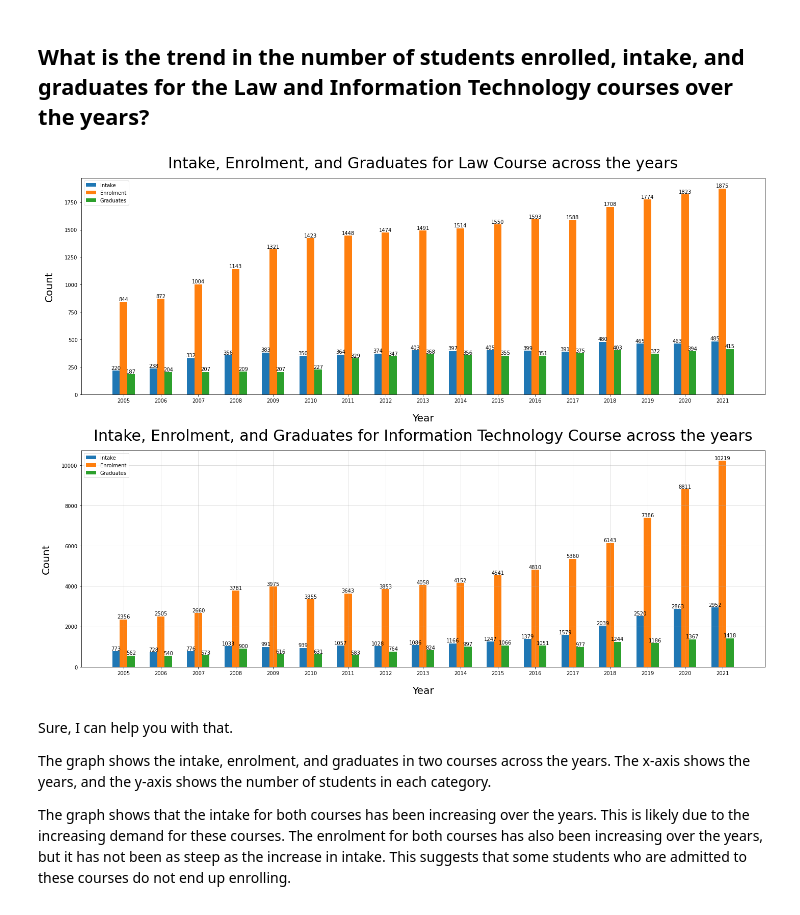
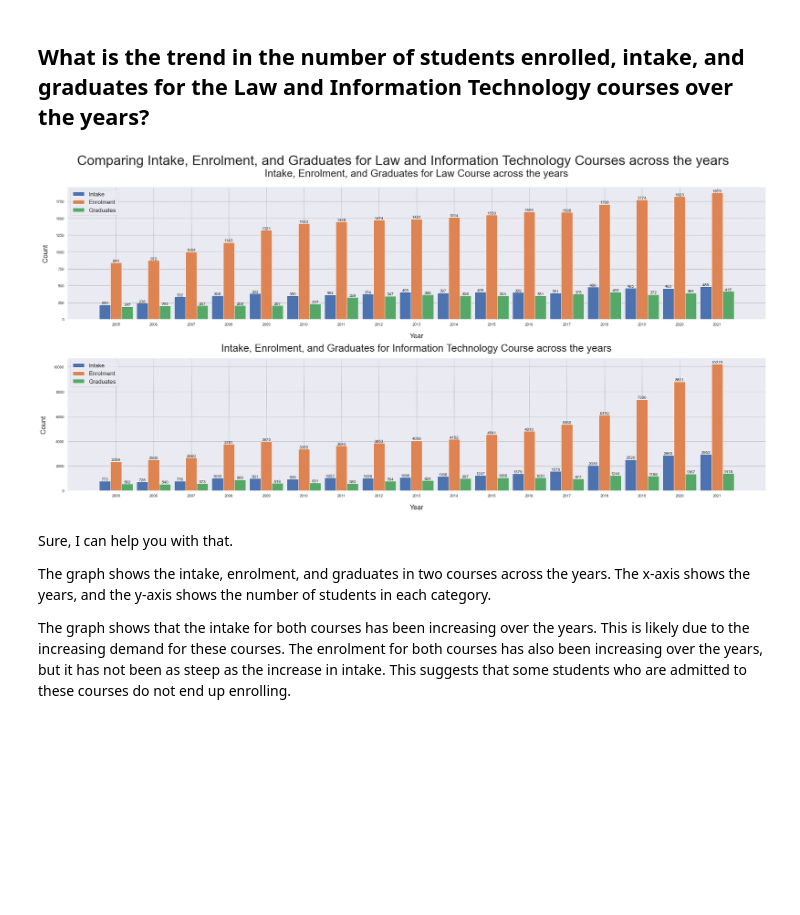
Before and after one commit to rajkaran27/PDS-CA2, a Jupyter notebook: CA2-new.ipynb, the cells around one changed output. Saved outputs shown, nothing was run; the diff lists cells and outputs as text; code cells hidden in the pictures; blank space fills up the shorter version.

```diff
--- a/CA2-new.ipynb
+++ b/CA2-new.ipynb
@@ -259,19 +255,21 @@ dtype: object
 ## What are the countries with the highest IQ?
 # %%
 sort_iq = average_iq.sort_values(by='iq', ascending=False)
-top_10_countries = sort_iq.head(5)
+top_5 = sort_iq.head(5)
 
 plt.figure(figsize=(20, 15))
+sns.set_style("darkgrid", {"grid.color": ".3", "grid.linestyle": ":"})
+sns.barplot(x='iq', y='country', data=top_5, color='blue')
 
-bars = plt.barh(top_10_countries.country, top_10_countries.iq, color='blue')
 plt.xlabel('IQ Score', fontsize=20, labelpad=20)
 plt.ylabel('Country', fontsize=20, labelpad=20)
 plt.title('Top 5 Countries with Highest IQ Scores', fontsize=30, pad=20)
-plt.grid(axis='x')
+plt.grid(axis='x', linestyle='dotted', alpha=0.7)
+plt.xticks(fontsize=14)
+plt.yticks(fontsize=14)
 
-for bar in bars:
-    width = bar.get_width()
-    plt.text(width, bar.get_y() + bar.get_height() / 2, f'{width:.1f}', ha='left', va='center', fontsize=12)
+for index, value in enumerate(top_5['iq']):
+    plt.text(value, index, f'{value:.1f}', ha='left', va='center', fontsize=12)
 
 plt.tight_layout()
 plt.show()
@@ -489,8 +464,9 @@ It is important to note that the graph only shows the mean salary for graduates
 # %%
 law_subset = uni_intake[uni_intake.course == 'Law']
 
-plt.figure(figsize=(20, 15))
-width = 0.2
+plt.figure(figsize=(30, 15))
+plt.suptitle('Comparing Intake, Enrolment, and Graduates for Law and Information Technology Courses across the years',fontsize=40)
+width = 0.3
 index = law_subset.year.unique()
 
 plt.subplot(2,1,1)
@@ -499,50 +475,49 @@ plt.bar(index, law_subset.enrolment, width, label='Enrolment')
 plt.bar(index + width, law_subset.graduates, width, label='Graduates')
 
 for i, v in enumerate(law_subset.intake):
-    plt.text(index[i] - width, v, str(v), ha='center', va='bottom', fontsize=10)
+    plt.text(index[i] - width, v, str(v), ha='center', va='bottom', fontsize=12)
 
 for i, v in enumerate(law_subset.enrolment):
-    plt.text(index[i], v, str(v), ha='center', va='bottom', fontsize=10)
+    plt.text(index[i], v, str(v), ha='center', va='bottom', fontsize=12)
 
 for i, v in enumerate(law_subset.graduates):
-    plt.text(index[i] + width, v, str(v), ha='center', va='bottom', fontsize=10)
+    plt.text(index[i] + width, v, str(v), ha='center', va='bottom', fontsize=12)
 
 plt.xlabel('Year',fontsize=20,labelpad=20)
 plt.ylabel('Count',fontsize=20,labelpad=20)
-plt.title('Intake, Enrolment, and Graduates for Law Course across the years',fontsize=30,pad=20)
+plt.title('Intake, Enrolment, and Graduates for Law Course across the years',fontsize=30,pad=30)
 plt.xticks(index, law_subset.year)
-plt.legend()
-
+plt.legend(fontsize=17)
 
 it_subset = uni_intake[uni_intake.course == 'Information Technology']
 
 index = it_subset.year.unique()
 
 plt.subplot(2,1,2)
 plt.bar(index - width, it_subset.intake, width, label='Intake')
 plt.bar(index, it_subset.enrolment, width, label='Enrolment')
 plt.bar(index + width, it_subset.graduates, width, label='Graduates')
 
 for i, v in enumerate(it_subset.intake):
-    plt.text(index[i] - width, v, str(v), ha='center', va='bottom', fontsize=10)
+    plt.text(index[i] - width, v, str(v), ha='center', va='bottom', fontsize=12)
 
 for i, v in enumerate(it_subset.enrolment):
-    plt.text(index[i], v, str(v), ha='center', va='bottom', fontsize=10)
+    plt.text(index[i], v, str(v), ha='center', va='bottom', fontsize=12)
 
 for i, v in enumerate(it_subset.graduates):
-    plt.text(index[i] + width, v, str(v), ha='center', va='bottom', fontsize=10)
+    plt.text(index[i] + width, v, str(v), ha='center', va='bottom', fontsize=12)
 
 plt.xlabel('Year',fontsize=20,labelpad=20)
 plt.ylabel('Count',fontsize=20,labelpad=20)
 plt.title('Intake, Enrolment, and Graduates for Information Technology Course across the years',fontsize=30,pad=20)
 plt.xticks(index, it_subset.year)
-plt.legend()
-plt.grid(alpha=0.5)
+plt.legend(fontsize=17)
+
 plt.subplots_adjust(hspace=1)
 plt.tight_layout()
 plt.show()
 # %% [output]
-[figure, old version]
+[figure, new version]
 # %% [markdown]
 Sure, I can help you with that.
 
```
Also changed, not shown: parts of 17 cells of this notebook.
